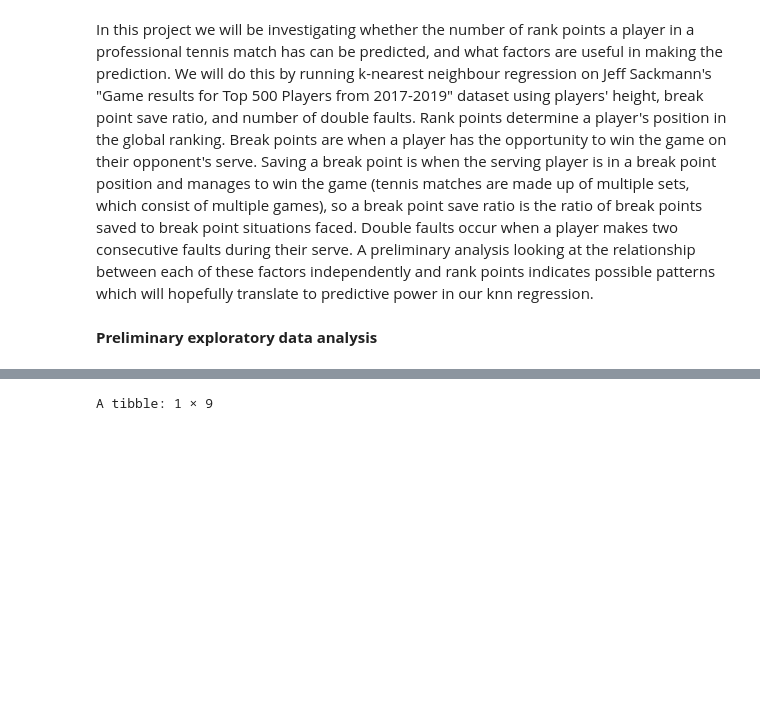
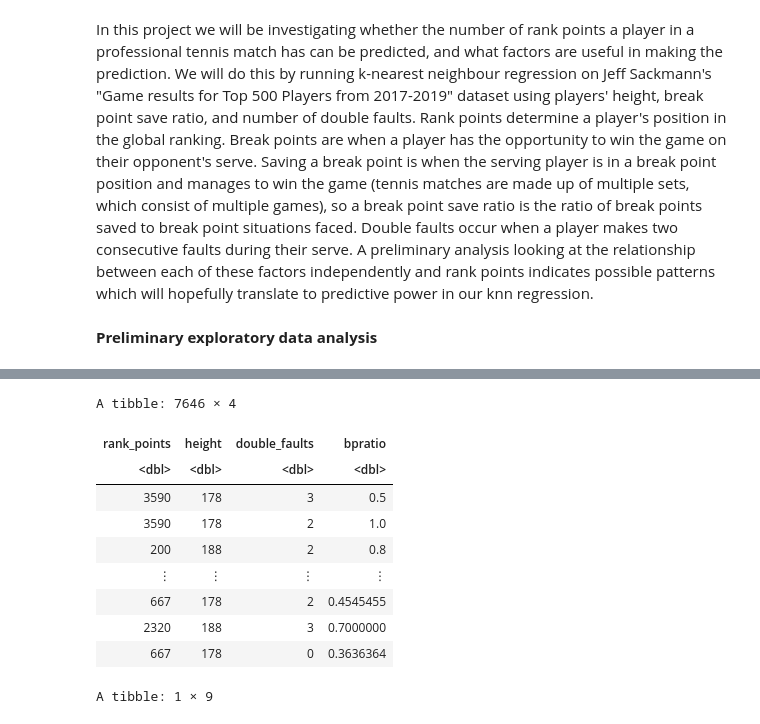
Before and after one commit to EliNAdr/DSCI-100_007-13, a Jupyter notebook: Proposal.ipynb, the cells around one changed output, grey strips where cells are left out. Saved outputs shown, nothing was run; the diff lists cells and outputs as text; code cells hidden in the pictures; blank space fills up the shorter version.

```diff
--- a/Proposal.ipynb
+++ b/Proposal.ipynb
@@ -21,21 +47,33 @@ New names:
 # %%
 # prepping, selecting, and splitting relevant data
 set.seed(2132)
 
 winner_data <- tennis_data |> select(winner_rank_points, winner_ht, w_df, w_bpSaved, w_bpFaced) |>
     filter(w_bpSaved != 0) |> filter(w_bpFaced != 0) |> mutate(bpratio = w_bpSaved/w_bpFaced) |> na.omit() |>
     rename(rank_points = winner_rank_points, height = winner_ht, double_faults = w_df) |>
     select(-w_bpSaved, -w_bpFaced)
 loser_data <- tennis_data |> select(loser_rank_points, loser_ht, l_df, l_bpSaved, l_bpFaced) |>
     filter(l_bpSaved != 0) |> filter(l_bpFaced != 0) |> mutate(bpratio = l_bpSaved/l_bpFaced) |> na.omit() |>
     rename(rank_points = loser_rank_points, height = loser_ht, double_faults = l_df) |>
     select(-l_bpSaved, -l_bpFaced)
 
 player_data <- rbind(winner_data, loser_data)
+player_data
 
 player_split <- initial_split(player_data, prop = .75, strata = rank_points)
 player_train <- training(player_split)
 player_test <- testing(player_split)
+# %% [output]
+A tibble: 7646 × 4
+| rank_points | height | double_faults | bpratio |
+| <dbl> | <dbl> | <dbl> | <dbl> |
+| 3590 | 178 | 3 | 0.5 |
+| 3590 | 178 | 2 | 1.0 |
+| 200 | 188 | 2 | 0.8 |
+| ⋮ | ⋮ | ⋮ | ⋮ |
+| 667 | 178 | 2 | 0.4545455 |
+| 2320 | 188 | 3 | 0.7000000 |
+| 667 | 178 | 0 | 0.3636364 |
 # %%
 # expository analysis table
 
```
Also changed, not shown: parts of 1 cell of this notebook, 2 other files.
